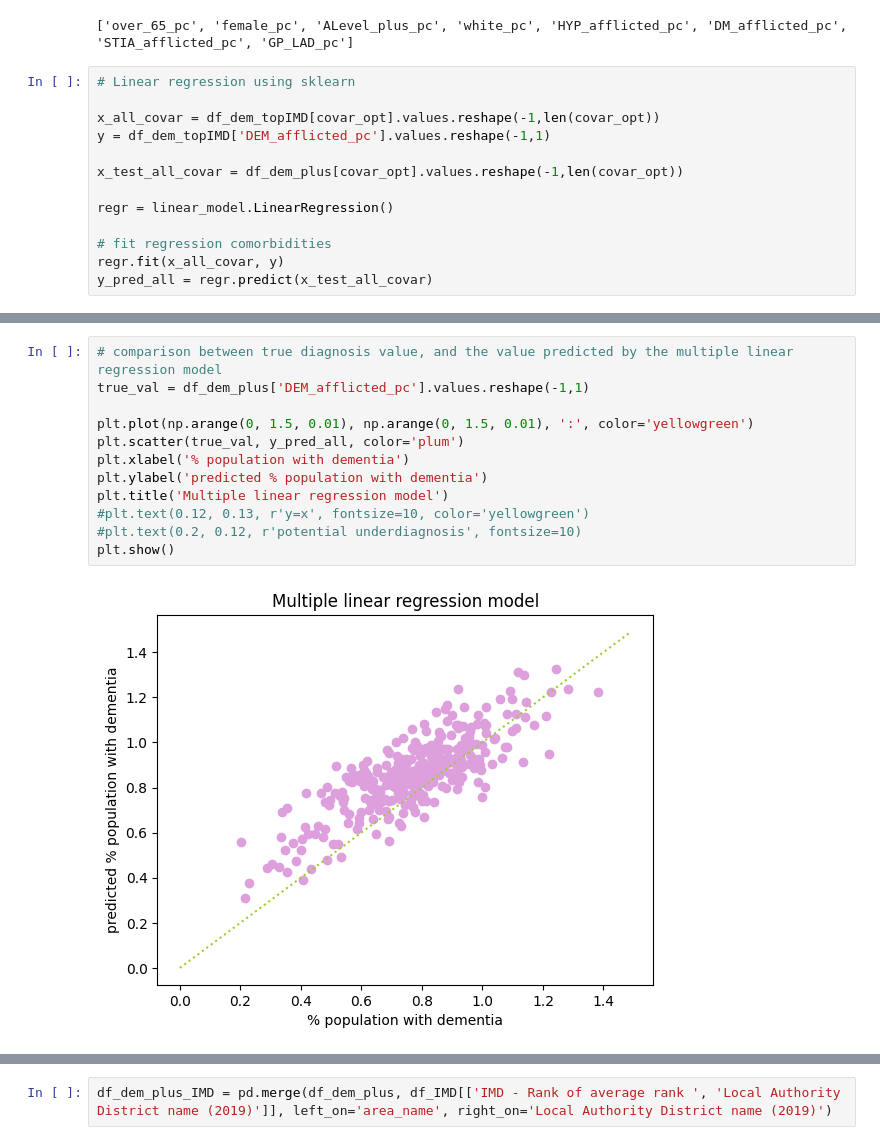
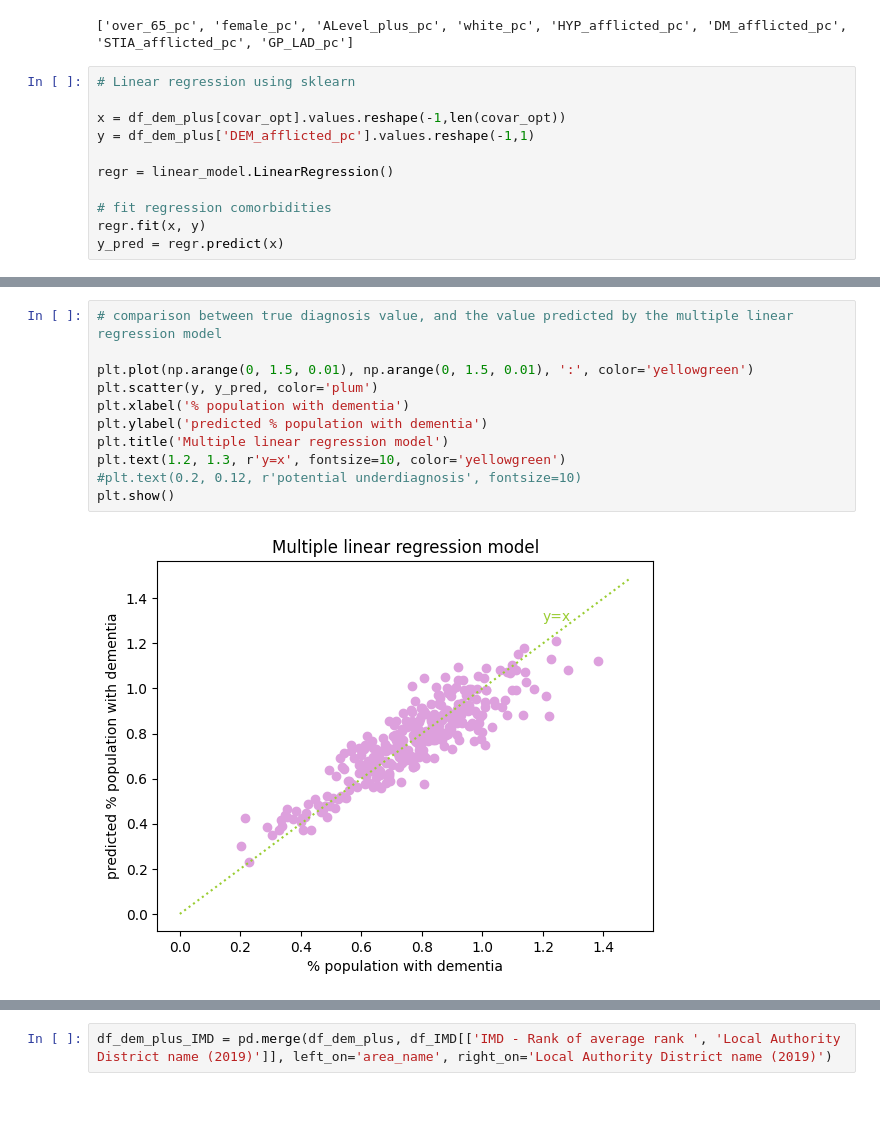
Before and after one commit to Bea-Taylor/DifDem_inequalities, a Jupyter notebook: nbs/core/04_regression_model.ipynb, the cells around one changed output, grey strips where cells are left out. Saved outputs shown, nothing was run; the diff lists cells and outputs as text; blank space fills up the shorter version.

```diff
--- a/nbs/core/04_regression_model.ipynb
+++ b/nbs/core/04_regression_model.ipynb
@@ -261,16 +176,14 @@ print(covar_opt)
 # %%
 # Linear regression using sklearn
 
-x_all_covar = df_dem_topIMD[covar_opt].values.reshape(-1,len(covar_opt))
-y = df_dem_topIMD['DEM_afflicted_pc'].values.reshape(-1,1)
-
-x_test_all_covar = df_dem_plus[covar_opt].values.reshape(-1,len(covar_opt))
+x = df_dem_plus[covar_opt].values.reshape(-1,len(covar_opt))
+y = df_dem_plus['DEM_afflicted_pc'].values.reshape(-1,1)
 
 regr = linear_model.LinearRegression()
 
 # fit regression comorbidities
-regr.fit(x_all_covar, y)
-y_pred_all = regr.predict(x_test_all_covar)
+regr.fit(x, y)
+y_pred = regr.predict(x)
 # %%
 print(f'intercept:{regr.intercept_[0]}')
 print('-------- \n coefficients of independent variables \n ')
@@ -299,14 +212,13 @@ GP_LAD_pc:-0.15968462545378456
 # %%
 # comparison between true diagnosis value, and the value predicted by the multiple linear regression model
-true_val = df_dem_plus['DEM_afflicted_pc'].values.reshape(-1,1)
 
 plt.plot(np.arange(0, 1.5, 0.01), np.arange(0, 1.5, 0.01), ':', color='yellowgreen')
-plt.scatter(true_val, y_pred_all, color='plum')
+plt.scatter(y, y_pred, color='plum')
 plt.xlabel('% population with dementia')
 plt.ylabel('predicted % population with dementia')
 plt.title('Multiple linear regression model')
-#plt.text(0.12, 0.13, r'y=x', fontsize=10, color='yellowgreen')
+plt.text(1.2, 1.3, r'y=x', fontsize=10, color='yellowgreen')
 #plt.text(0.2, 0.12, r'potential underdiagnosis', fontsize=10)
 plt.show()
 # %% [output]
-[figure, old version]
+[figure, new version]
```
Also changed, not shown: parts of 25 cells of this notebook.
